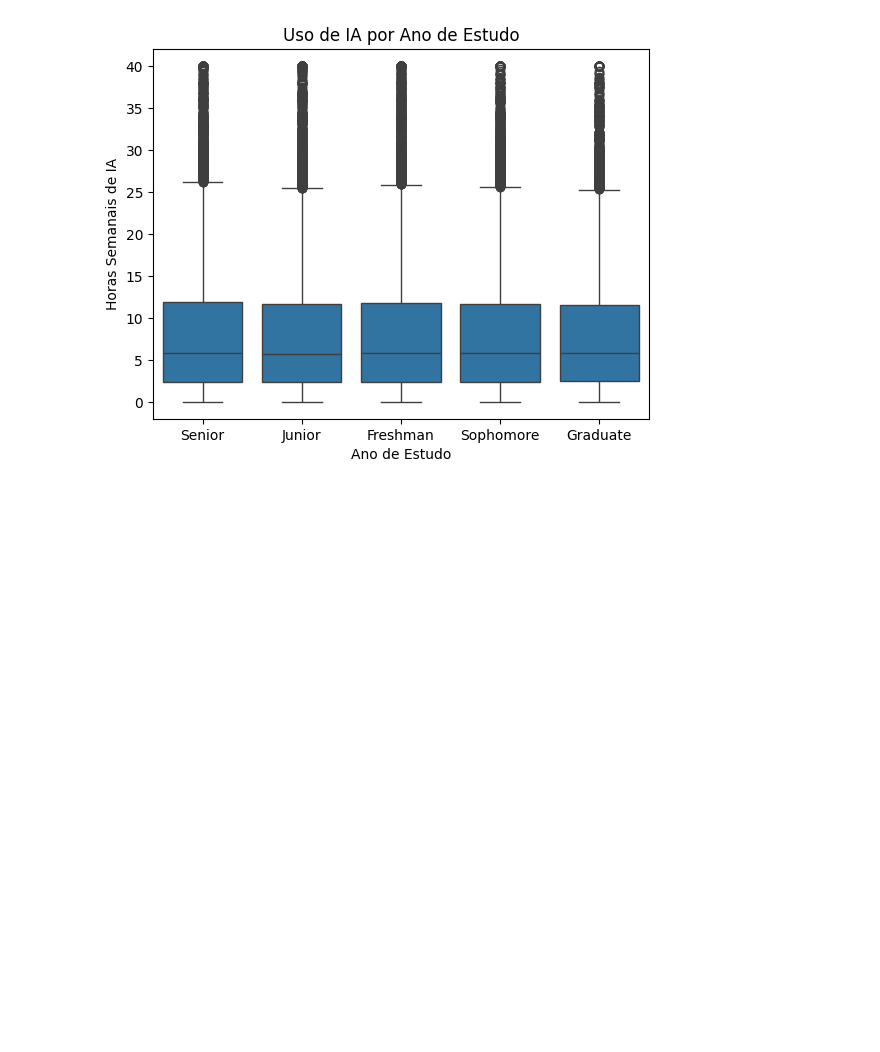
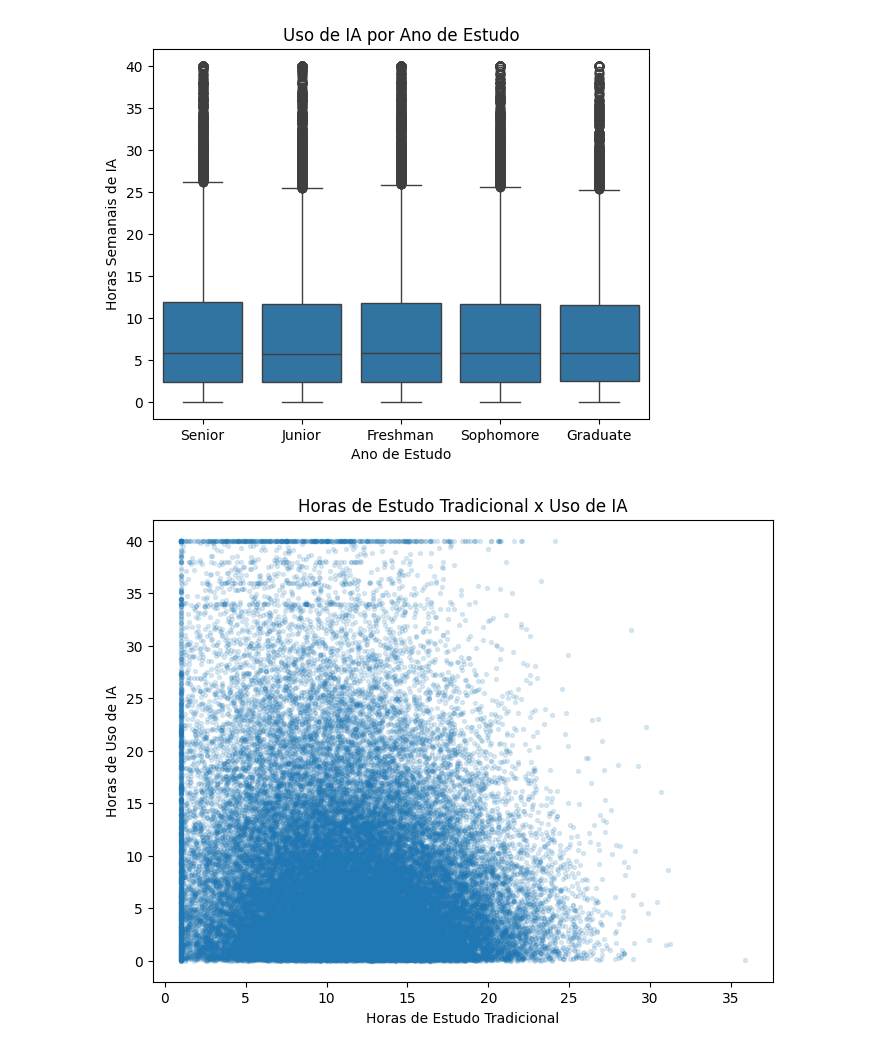
Before and after one commit to vinicuervo/Treinamento-ScitecJr-2026, a Jupyter notebook: aula3/atividade 3.ipynb, the cells around one changed output. Cells and saved outputs as stored; diff of their text form; code cells hidden in the pictures; blank space fills up the shorter version.

```diff
--- a/aula3/atividade 3.ipynb
+++ b/aula3/atividade 3.ipynb
@@ -108,3 +108,20 @@ plt.title('Uso de IA por Ano de Estudo')
 plt.show()
 # %% [output]
 [figure]
+# %%
+plt.figure(figsize=(8,6))
+
+plt.scatter(
+    df["Traditional_Study_Hours"],
+    df["Weekly_GenAI_Hours"],
+    alpha=0.15,
+    s=8
+)
+
+plt.title("Horas de Estudo Tradicional x Uso de IA")
+plt.xlabel("Horas de Estudo Tradicional")
+plt.ylabel("Horas de Uso de IA")
+
+plt.show()
+# %% [output]
+[figure, added]
```
Also changed, not shown: parts of 2 cells of this notebook, 1 other file.
